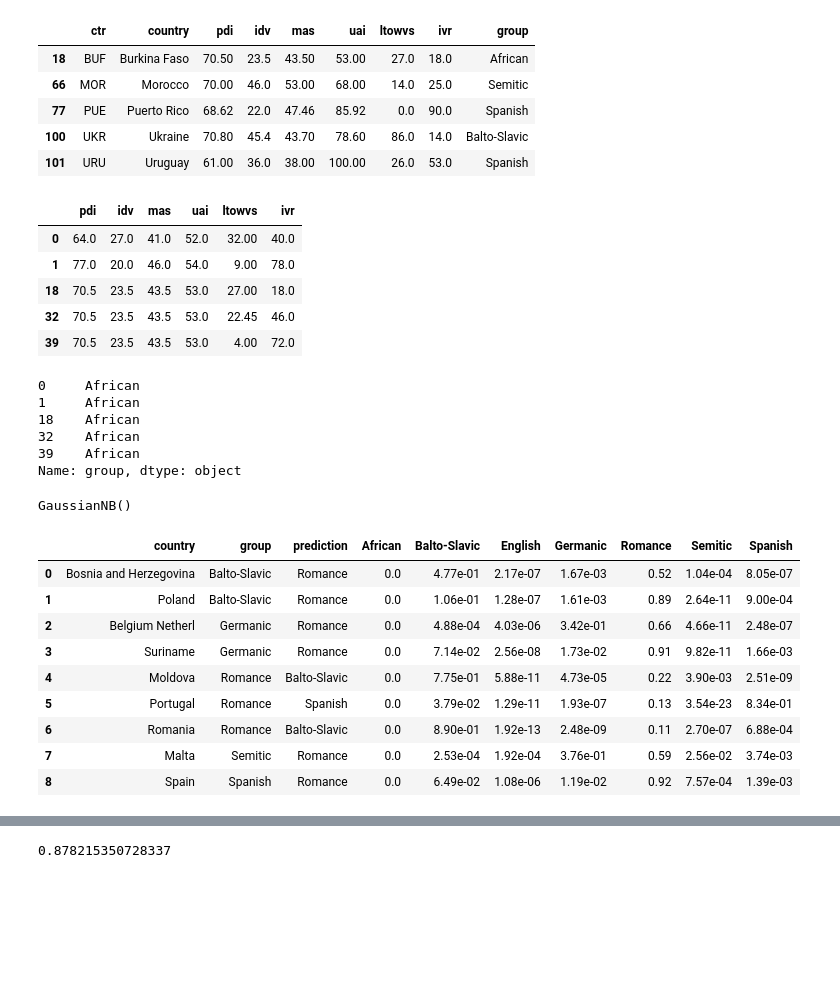
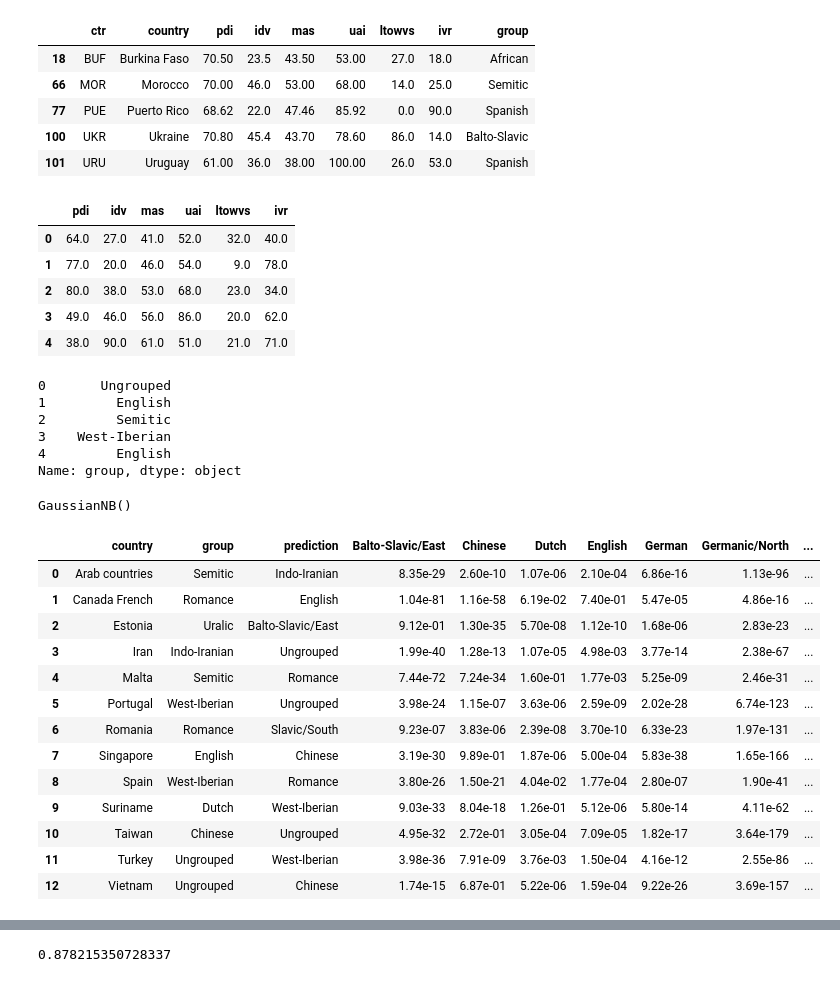
Before and after one commit to jaroslavlanger/cultural_dimensions, a Jupyter notebook: notebook.ipynb, the cells around one changed output, grey strips where cells are left out. Saved outputs shown, nothing was run; the diff lists cells and outputs as text; code cells hidden in the pictures; blank space fills up the shorter version.

```diff
--- a/notebook.ipynb
+++ b/notebook.ipynb
@@ -416,10 +553,16 @@ Name: group, dtype: int64
 # %%
-lang_groups = [
-    'African',
-    'Balto-Slavic',
-    'English',
-    'Germanic',
-    'Romance',
-    'Spanish',
-    'Semitic',
-]
+# lang_groups = [
+#     'African',
+#     'Balto-Slavic',
+#     'English',
+#     'Germanic',
+#     'Romance',
+#     'Spanish',
+#     'Semitic',
+# ]
+# %%
+lang_and_family.rename({0: 'country', 1: 'group'}, axis=1, inplace=True)
+print(
+    pd.merge(lang_and_family.loc[:, ['country', 'group']],
+            languages_df, 'left', on='country').set_index('country').to_latex()
+)
@@ -559,3 +747,3 @@ frame.query('country == "Germany"')
 # %%
-subset_df = frame.loc[frame.group.isin(lang_groups), :]
-subset_df.info()
+# subset_df = frame.loc[frame.group.isin(lang_groups), :]
+# subset_df.info()
@@ -758,22 +937,22 @@ mean_approximated.sample(5).sort_index()
 | 100 | UKR | Ukraine | 70.80 | 45.4 | 43.70 | 78.60 | 86.0 | 14.0 | Balto-Slavic |
 | 101 | URU | Uruguay | 61.00 | 36.0 | 38.00 | 100.00 | 26.0 | 53.0 | Spanish |
 # %%
-features = mean_approximated.loc[:, DIMENSIONS]
-target = mean_approximated.loc[:, 'group']
+features = frame.loc[:, DIMENSIONS]
+target = frame.loc[:, 'group']
 
 display(features.head(), target.head())
 # %% [output]
 |  | pdi | idv | mas | uai | ltowvs | ivr |
-| 0 | 64.0 | 27.0 | 41.0 | 52.0 | 32.00 | 40.0 |
-| 1 | 77.0 | 20.0 | 46.0 | 54.0 | 9.00 | 78.0 |
-| 18 | 70.5 | 23.5 | 43.5 | 53.0 | 27.00 | 18.0 |
-| 32 | 70.5 | 23.5 | 43.5 | 53.0 | 22.45 | 46.0 |
-| 39 | 70.5 | 23.5 | 43.5 | 53.0 | 4.00 | 72.0 |
+| 0 | 64.0 | 27.0 | 41.0 | 52.0 | 32.0 | 40.0 |
+| 1 | 77.0 | 20.0 | 46.0 | 54.0 | 9.0 | 78.0 |
+| 2 | 80.0 | 38.0 | 53.0 | 68.0 | 23.0 | 34.0 |
+| 3 | 49.0 | 46.0 | 56.0 | 86.0 | 20.0 | 62.0 |
+| 4 | 38.0 | 90.0 | 61.0 | 51.0 | 21.0 | 71.0 |
-0     African
-1     African
-18    African
-32    African
-39    African
+0       Ungrouped
+1         English
+2         Semitic
+3    West-Iberian
+4         English
 Name: group, dtype: object
 # %%
 from sklearn.datasets import load_iris
@@ -791,33 +970,37 @@ GaussianNB()
 # %%
 from sklearn import metrics
 
 assert((features.index == target.index).all())
 
 misclassified = []
 for idx in features.index:
     pred = gnb.predict(features.loc[[idx], :])[0]
     targ = target.loc[idx]
 
     if pred != targ:
         misclassified.append({
-            'country': mean_approximated.loc[idx].country,
+            'country': frame.loc[idx].country,
             'group': targ,
             'prediction': pred,
             **dict(zip(gnb.classes_, gnb.predict_proba(features.loc[[idx], :])[0])),
         })
 
 mis_df = pd.DataFrame(misclassified)
 display(mis_df)
 
 print(mis_df.to_markdown())
 # %% [output]
-|  | country | group | prediction | African | Balto-Slavic | English | Germanic | Romance | Semitic | Spanish |
-| 0 | Bosnia and Herzegovina | Balto-Slavic | Romance | 0.0 | 4.77e-01 | 2.17e-07 | 1.67e-03 | 0.52 | 1.04e-04 | 8.05e-07 |
-| 1 | Poland | Balto-Slavic | Romance | 0.0 | 1.06e-01 | 1.28e-07 | 1.61e-03 | 0.89 | 2.64e-11 | 9.00e-04 |
-| 2 | Belgium Netherl | Germanic | Romance | 0.0 | 4.88e-04 | 4.03e-06 | 3.42e-01 | 0.66 | 4.66e-11 | 2.48e-07 |
-| 3 | Suriname | Germanic | Romance | 0.0 | 7.14e-02 | 2.56e-08 | 1.73e-02 | 0.91 | 9.82e-11 | 1.66e-03 |
-| 4 | Moldova | Romance | Balto-Slavic | 0.0 | 7.75e-01 | 5.88e-11 | 4.73e-05 | 0.22 | 3.90e-03 | 2.51e-09 |
-| 5 | Portugal | Romance | Spanish | 0.0 | 3.79e-02 | 1.29e-11 | 1.93e-07 | 0.13 | 3.54e-23 | 8.34e-01 |
-| 6 | Romania | Romance | Balto-Slavic | 0.0 | 8.90e-01 | 1.92e-13 | 2.48e-09 | 0.11 | 2.70e-07 | 6.88e-04 |
-| 7 | Malta | Semitic | Romance | 0.0 | 2.53e-04 | 1.92e-04 | 3.76e-01 | 0.59 | 2.56e-02 | 3.74e-03 |
-| 8 | Spain | Spanish | Romance | 0.0 | 6.49e-02 | 1.08e-06 | 1.19e-02 | 0.92 | 7.57e-04 | 1.39e-03 |
+|  | country | group | prediction | Balto-Slavic/East | Chinese | Dutch | English | German | Germanic/North | ... |
+| 0 | Arab countries | Semitic | Indo-Iranian | 8.35e-29 | 2.60e-10 | 1.07e-06 | 2.10e-04 | 6.86e-16 | 1.13e-96 | ... |
+| 1 | Canada French | Romance | English | 1.04e-81 | 1.16e-58 | 6.19e-02 | 7.40e-01 | 5.47e-05 | 4.86e-16 | ... |
+| 2 | Estonia | Uralic | Balto-Slavic/East | 9.12e-01 | 1.30e-35 | 5.70e-08 | 1.12e-10 | 1.68e-06 | 2.83e-23 | ... |
+| 3 | Iran | Indo-Iranian | Ungrouped | 1.99e-40 | 1.28e-13 | 1.07e-05 | 4.98e-03 | 3.77e-14 | 2.38e-67 | ... |
+| 4 | Malta | Semitic | Romance | 7.44e-72 | 7.24e-34 | 1.60e-01 | 1.77e-03 | 5.25e-09 | 2.46e-31 | ... |
+| 5 | Portugal | West-Iberian | Ungrouped | 3.98e-24 | 1.15e-07 | 3.63e-06 | 2.59e-09 | 2.02e-28 | 6.74e-123 | ... |
+| 6 | Romania | Romance | Slavic/South | 9.23e-07 | 3.83e-06 | 2.39e-08 | 3.70e-10 | 6.33e-23 | 1.97e-131 | ... |
+| 7 | Singapore | English | Chinese | 3.19e-30 | 9.89e-01 | 1.87e-06 | 5.00e-04 | 5.83e-38 | 1.65e-166 | ... |
+| 8 | Spain | West-Iberian | Romance | 3.80e-26 | 1.50e-21 | 4.04e-02 | 1.77e-04 | 2.80e-07 | 1.90e-41 | ... |
+| 9 | Suriname | Dutch | West-Iberian | 9.03e-33 | 8.04e-18 | 1.26e-01 | 5.12e-06 | 5.80e-14 | 4.11e-62 | ... |
+| 10 | Taiwan | Chinese | Ungrouped | 4.95e-32 | 2.72e-01 | 3.05e-04 | 7.09e-05 | 1.82e-17 | 3.64e-179 | ... |
+| 11 | Turkey | Ungrouped | West-Iberian | 3.98e-36 | 7.91e-09 | 3.76e-03 | 1.50e-04 | 4.16e-12 | 2.55e-86 | ... |
+| 12 | Vietnam | Ungrouped | Chinese | 1.74e-15 | 6.87e-01 | 5.22e-06 | 1.59e-04 | 9.22e-26 | 3.69e-157 | ... |
```
Also changed, not shown: parts of 37 cells of this notebook, 8 other files.
